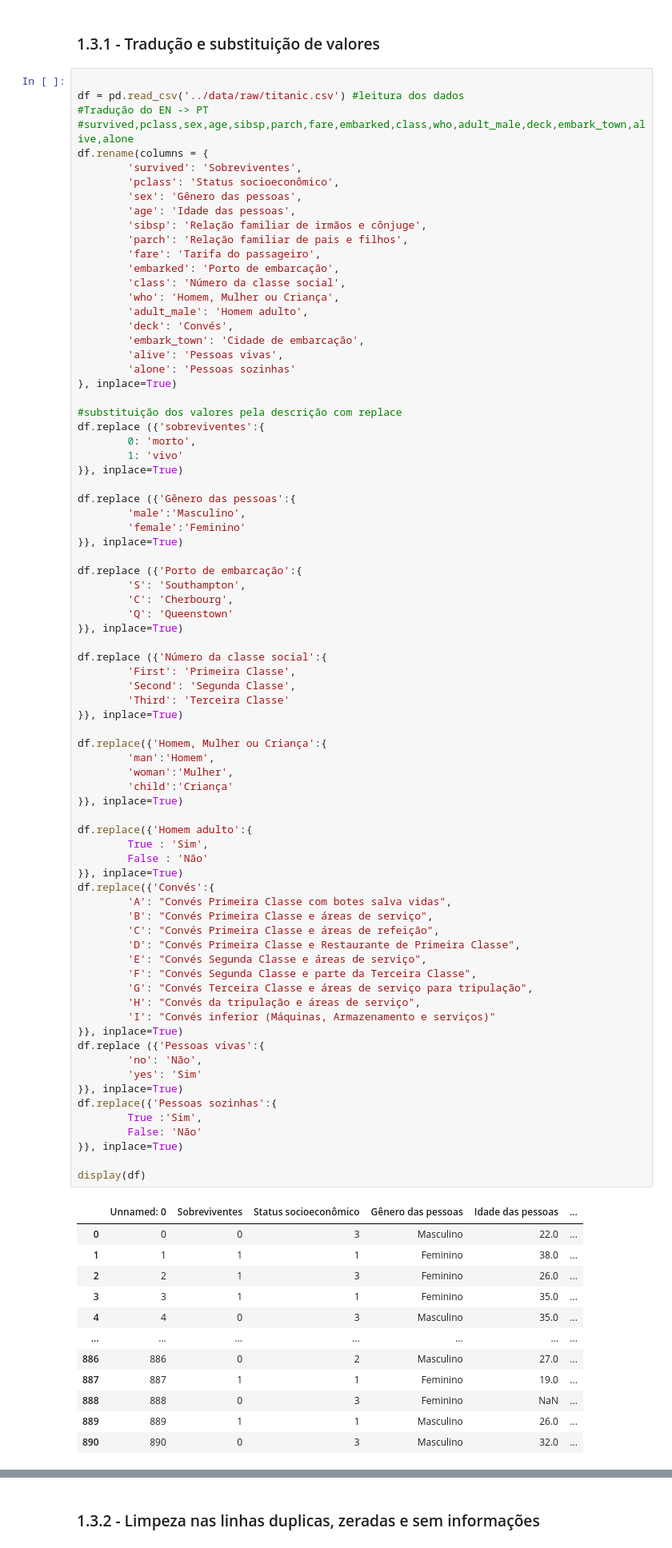
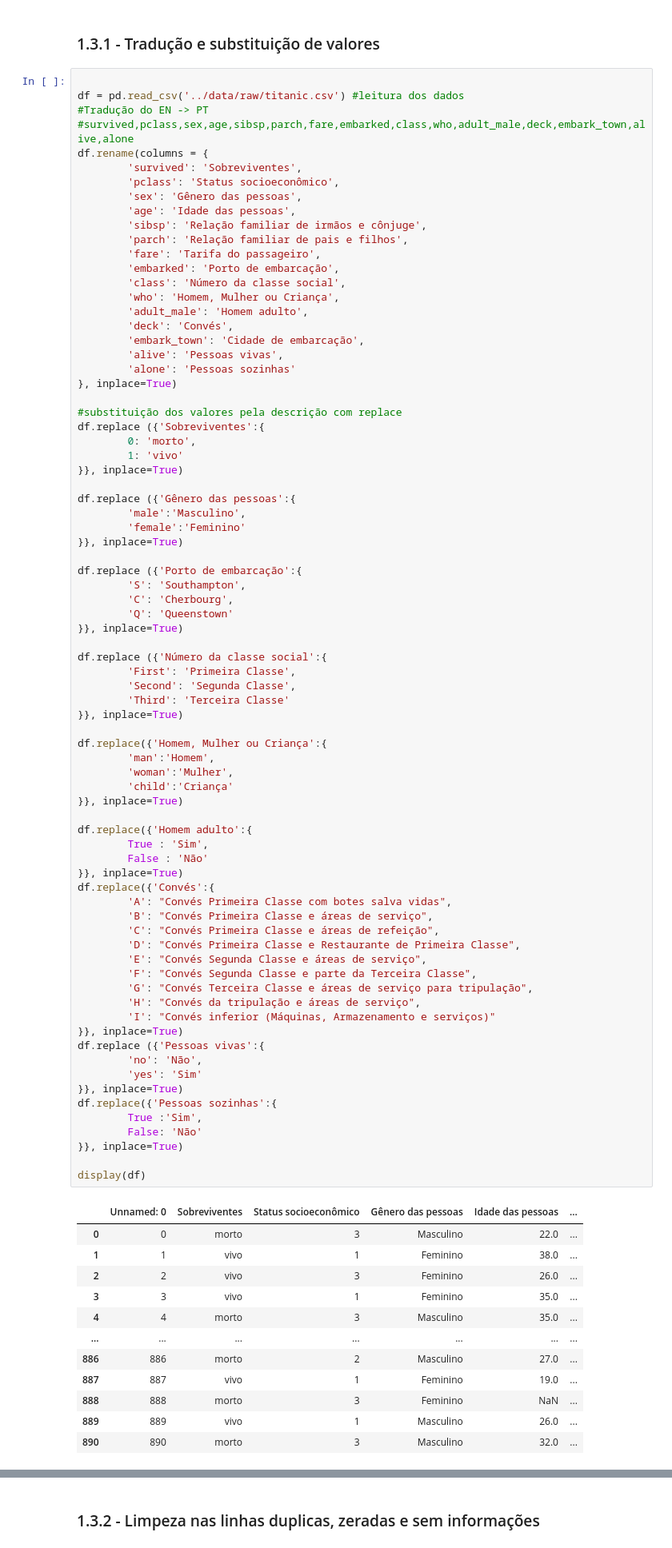
Before and after one commit to DaniellyR/avanti-bootcamp-cdd, a Jupyter notebook: notebooks/01-exploratory_data_analysis.ipynb, the cells around one changed output, grey strips where cells are left out. Shown: that part at 80% size. Cells and saved outputs as stored; diff of their text form.

```diff
--- a/notebooks/01-exploratory_data_analysis.ipynb
+++ b/notebooks/01-exploratory_data_analysis.ipynb
@@ -108,7 +108,7 @@ df.rename(columns = {
 }, inplace=True)
 
 #substituição dos valores pela descrição com replace
-df.replace ({'sobreviventes':{
+df.replace ({'Sobreviventes':{
         0: 'morto',
         1: 'vivo'
 }}, inplace=True)
@@ -136,44 +136,44 @@ df.replace({'Homem, Mulher ou Criança':{
         'child':'Criança'
 }}, inplace=True)
 
 df.replace({'Homem adulto':{
         True : 'Sim',
         False : 'Não'
 }}, inplace=True)
 df.replace({'Convés':{
         'A': "Convés Primeira Classe com botes salva vidas",
         'B': "Convés Primeira Classe e áreas de serviço",
         'C': "Convés Primeira Classe e áreas de refeição",
         'D': "Convés Primeira Classe e Restaurante de Primeira Classe",
         'E': "Convés Segunda Classe e áreas de serviço",
         'F': "Convés Segunda Classe e parte da Terceira Classe",
         'G': "Convés Terceira Classe e áreas de serviço para tripulação",
         'H': "Convés da tripulação e áreas de serviço",
         'I': "Convés inferior (Máquinas, Armazenamento e serviços)"
 }}, inplace=True)
 df.replace ({'Pessoas vivas':{
         'no': 'Não',
         'yes': 'Sim'
 }}, inplace=True)
 df.replace({'Pessoas sozinhas':{
         True :'Sim',
         False: 'Não'
 }}, inplace=True)
 
 display(df)
 # %% [output]
 |  | Unnamed: 0 | Sobreviventes | Status socioeconômico | Gênero das pessoas | Idade das pessoas | ... |
-| 0 | 0 | 0 | 3 | Masculino | 22.0 | ... |
-| 1 | 1 | 1 | 1 | Feminino | 38.0 | ... |
-| 2 | 2 | 1 | 3 | Feminino | 26.0 | ... |
-| 3 | 3 | 1 | 1 | Feminino | 35.0 | ... |
-| 4 | 4 | 0 | 3 | Masculino | 35.0 | ... |
+| 0 | 0 | morto | 3 | Masculino | 22.0 | ... |
+| 1 | 1 | vivo | 1 | Feminino | 38.0 | ... |
+| 2 | 2 | vivo | 3 | Feminino | 26.0 | ... |
+| 3 | 3 | vivo | 1 | Feminino | 35.0 | ... |
+| 4 | 4 | morto | 3 | Masculino | 35.0 | ... |
 | ... | ... | ... | ... | ... | ... | ... |
-| 886 | 886 | 0 | 2 | Masculino | 27.0 | ... |
-| 887 | 887 | 1 | 1 | Feminino | 19.0 | ... |
-| 888 | 888 | 0 | 3 | Feminino | NaN | ... |
-| 889 | 889 | 1 | 1 | Masculino | 26.0 | ... |
-| 890 | 890 | 0 | 3 | Masculino | 32.0 | ... |
+| 886 | 886 | morto | 2 | Masculino | 27.0 | ... |
+| 887 | 887 | vivo | 1 | Feminino | 19.0 | ... |
+| 888 | 888 | morto | 3 | Feminino | NaN | ... |
+| 889 | 889 | vivo | 1 | Masculino | 26.0 | ... |
+| 890 | 890 | morto | 3 | Masculino | 32.0 | ... |
 891 rows × 16 columns
 # %% [markdown]
 ### 1.3.2 - Limpeza nas linhas duplicas, zeradas e sem informações
```
Also changed, not shown: parts of 11 cells of this notebook.
